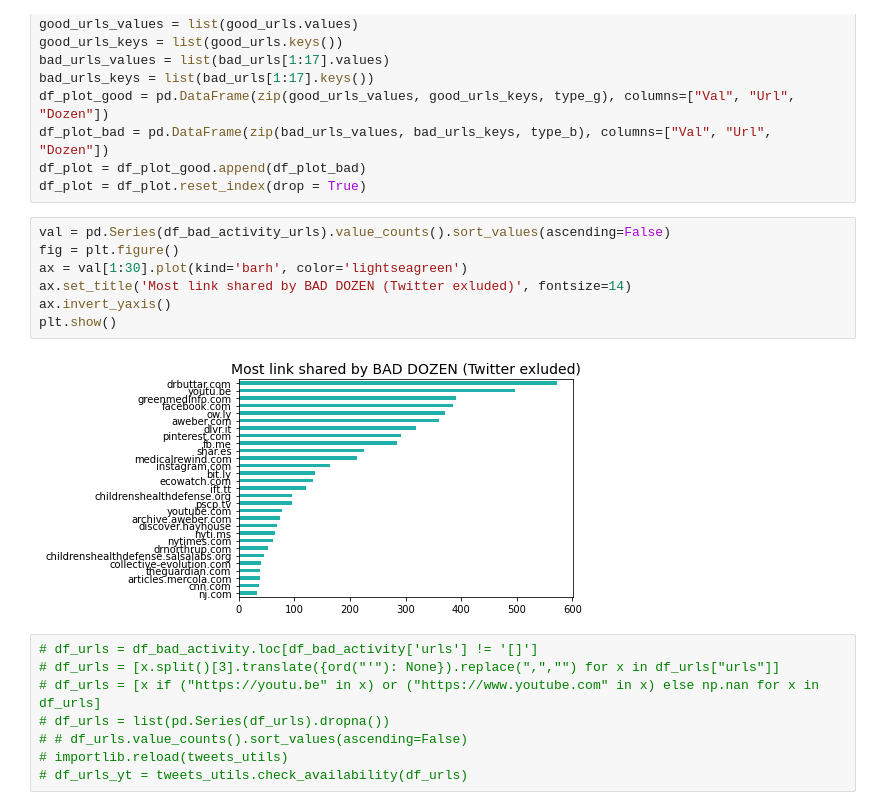
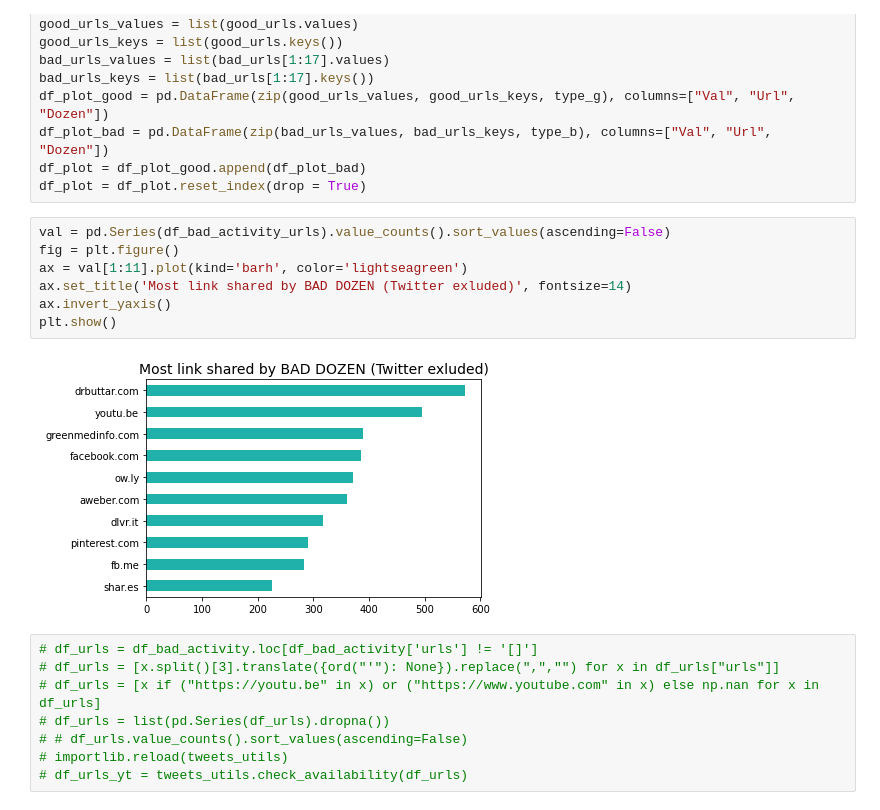
Before and after one commit to gi-ux/BachelorProject, a Jupyter notebook: notebook/dozen/Dozen_Comparison.ipynb, the cells around one changed output. Saved outputs shown, nothing was run; the diff lists cells and outputs as text.

```diff
--- a/notebook/dozen/Dozen_Comparison.ipynb
+++ b/notebook/dozen/Dozen_Comparison.ipynb
@@ -470,12 +487,12 @@ df_plot = df_plot.reset_index(drop = True)
 # %%
 val = pd.Series(df_bad_activity_urls).value_counts().sort_values(ascending=False)
 fig = plt.figure()
-ax = val[1:30].plot(kind='barh', color='lightseagreen')
+ax = val[1:11].plot(kind='barh', color='lightseagreen')
 ax.set_title('Most link shared by BAD DOZEN (Twitter exluded)', fontsize=14)
 ax.invert_yaxis()
 plt.show()
 # %% [output]
-[figure, old version]
+[figure, new version]
 # %%
 # df_urls = df_bad_activity.loc[df_bad_activity['urls'] != '[]']
 # df_urls = [x.split()[3].translate({ord("'"): None}).replace(",","") for x in df_urls["urls"]]
```
Also changed, not shown: parts of 13 cells of this notebook, 10 other files.
